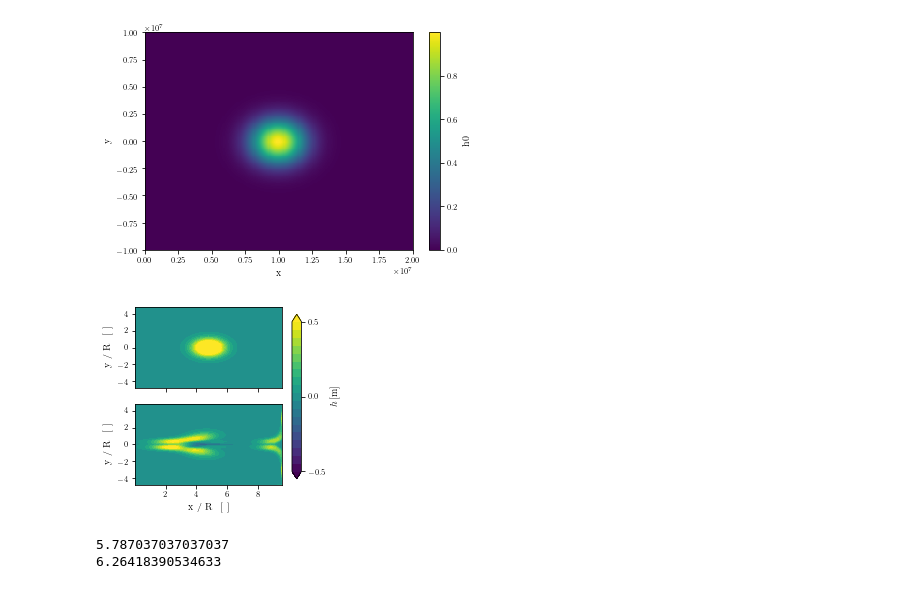
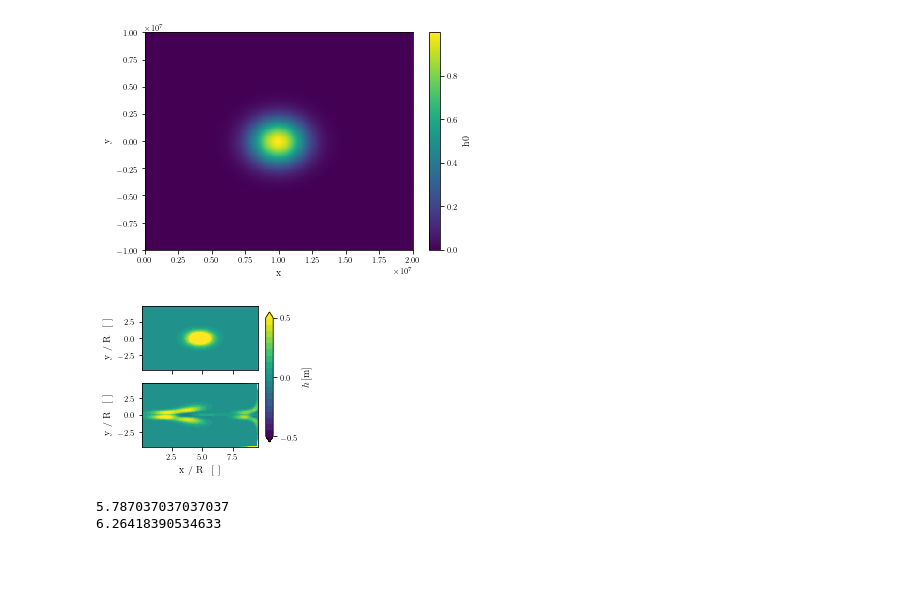
Before and after one commit to janadr/MO8004, a Jupyter notebook: L2/scripts/plot_equatorial_wave.py.ipynb, the cells around one changed output. Saved outputs shown, nothing was run; the diff lists cells and outputs as text; code cells hidden in the pictures; blank space fills up the shorter version.

```diff
--- a/L2/scripts/plot_equatorial_wave.py.ipynb
+++ b/L2/scripts/plot_equatorial_wave.py.ipynb
@@ -29,33 +29,33 @@ R = np.sqrt(np.sqrt(9.81*1000)/beta)
 # %%
 initial = data.isel(time=0)
 final = data.isel(time=-1)
 
 levels = np.linspace(-0.5, 0.5, 20)
 levels1=[levels[0], 0, levels[-1]]
 
-fig, ax = plt.subplots(2, 1, sharex=True, sharey=True, figsize=set_size(width=191, subplots=(2, 1)))
+fig, ax = plt.subplots(2, 1, sharex=True, sharey=True, figsize=set_size(width=151, subplots=(2, 1)))
 
 c = ax[1].contourf(final.x/R, final.y/R, final.h,
                 levels=levels,
                 extend="both"
                )
 ax[1].set_ylabel(r"y / R $\,$ [ ]")
 ax[0].contourf(initial.x/R, initial.y/R, initial.h,
                 levels=levels,
                 extend="both"
                )
 
 cbar_ax = fig.add_axes([0.95, 0.15, 0.05, 0.7])
 cb = fig.colorbar(c, ticks=levels1, cax=cbar_ax, label=r"$h \, $[m]")
 
 ax[1].set_xlabel(r"x / R $\,$ [ ]")
 ax[0].set_ylabel(r"y / R $\,$ [ ]")
 
 #sns.despine(fig=fig)
 #fig.tight_layout()
 fig.savefig(figdir + "initialfinal_equatorial.pdf", format="pdf", bbox_inches="tight")
 # %% [output]
-[figure, old version]
+[figure, new version]
 # %%
 eq = data.sel(y=0, method="nearest")
 
```
Also changed, not shown: 5 other files.
